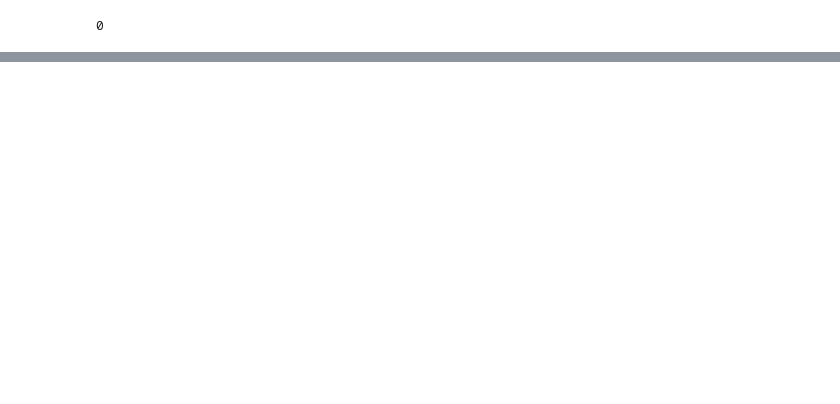
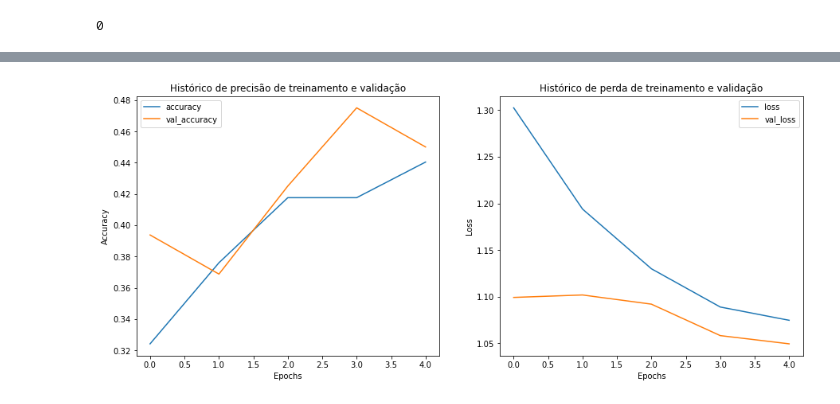
Before and after one commit to EdivaldoSantos/cancer_colo_utero, a Jupyter notebook: Script.ipynb, the cells around one changed output, grey strips where cells are left out. Cells and saved outputs as stored; diff of their text form; code cells hidden in the pictures; blank space fills up the shorter version.

```diff
--- a/Script.ipynb
+++ b/Script.ipynb
@@ -159,0 +292,17 @@ print(len(train_df), len(val_df), len(test_df))
+# %%
+# Definir etapas de treinamento
+TRAIN_STEPS = len(treino_df)//BATCH_SIZE
+VAL_STEPS = len(valida_df)//BATCH_SIZE
+# %%
+# initialize callbacks
+# ReduceLROnPlateau reduza a taxa de aprendizado quando uma métrica parou de melhorar.
+# EarlyStopping parar de treinar quando uma métrica monitorada parar de melhorar.
+# ModelCheckpoint eetorno de chamada para salvar o modelo Keras ou os pesos do modelo em alguma frequência.
+reduceLR = ReduceLROnPlateau(monitor='val_loss', patience=10, verbose= 1, mode='min', factor=  0.1, min_lr = 1e-5)
+
+early_stopping = EarlyStopping(monitor='val_loss', patience = 20, verbose=1, mode='min', restore_best_weights= True)
+
+checkpoint = ModelCheckpoint('cervicalModel.weights.hdf5', monitor='val_loss', verbose=1,save_best_only=True, mode= 'min')
+# %%
+historia = model.fit(train_gen, steps_per_epoch= TRAIN_STEPS, validation_data=val_gen, validation_steps=VAL_STEPS, epochs= 5,
+                   callbacks= [reduceLR, early_stopping, checkpoint])
@@ -159,0 +325,28 @@ print(len(train_df), len(val_df), len(test_df))
+# %%
+# Lendo o histórico do treinamento, e salavando em um dataframe
+historia_df = pd.DataFrame(historia.history)
+# %%
+# Exibir histórico de treinamento e validação
+
+# Exibir histórico da accurracy
+plt.figure(figsize= (15,6))
+plt.subplot(1,2,1)
+plt.plot(historia_df['accuracy'], label= 'accuracy' )
+plt.plot(historia_df['val_accuracy'], label= 'val_accuracy')
+plt.xlabel('Epochs')
+plt.ylabel('Accuracy')
+plt.title('Histórico de precisão de treinamento e validação')
+plt.legend()
+
+# Exibir histórico de loss - perdas
+plt.subplot(1,2,2)
+plt.plot(historia_df['loss'], label= 'loss')
+plt.plot(historia_df['val_loss'], label= 'val_loss')
+plt.xlabel('Epochs')
+plt.ylabel('Loss')
+plt.title('Histórico de perda de treinamento e validação')
+plt.legend()
+
+plt.show()
+# %% [output]
+[figure, added]
```
Also changed, not shown: parts of 30 cells of this notebook, 2 other files.
